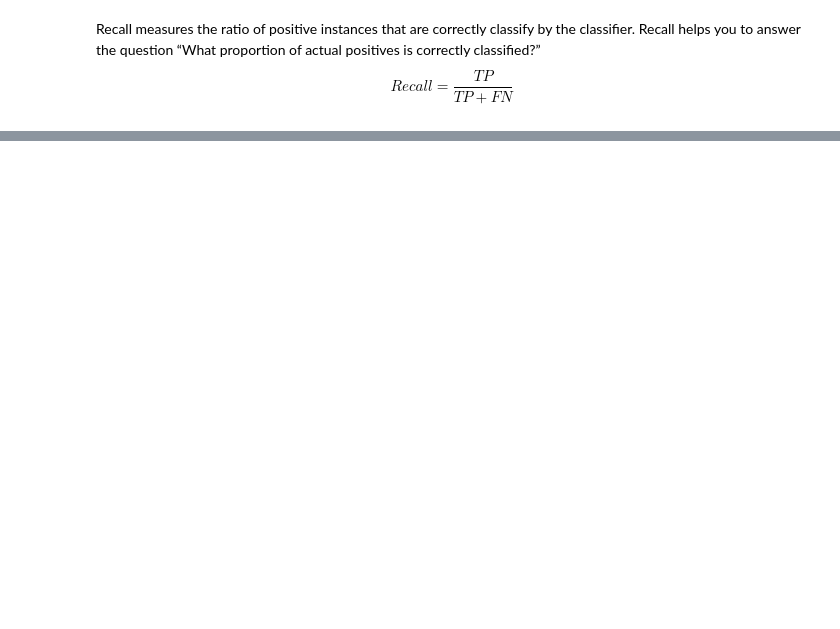
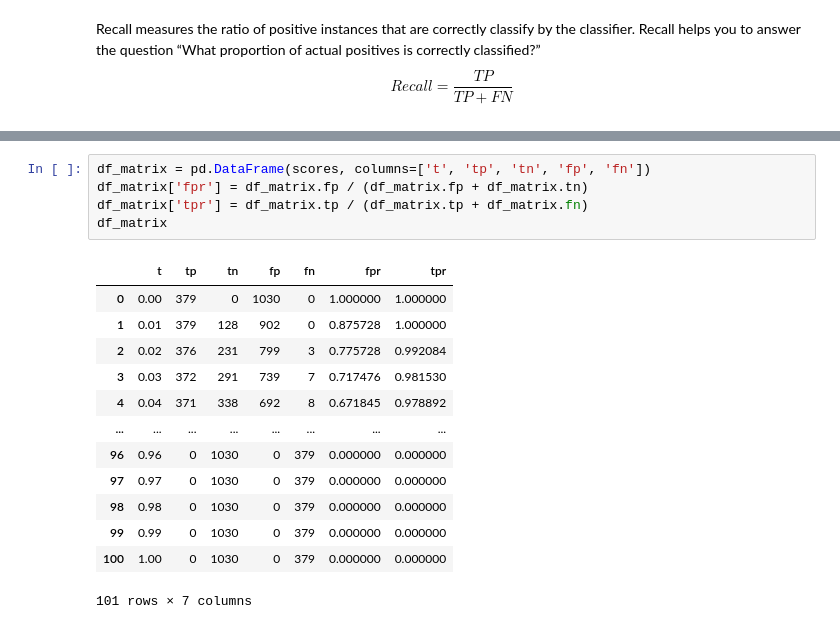
Before and after one commit to madhuri-15/mlbookcamp-homeworks, a Jupyter notebook: Week4-Evaluation Metrics/EvaluationMetricsForClassification.ipynb, the cells around one changed output, grey strips where cells are left out. Drawn from its saved outputs; the diff is of its cells as text; blank space fills up the shorter version.

```diff
--- a/Week4-Evaluation Metrics/EvaluationMetricsForClassification.ipynb
+++ b/Week4-Evaluation Metrics/EvaluationMetricsForClassification.ipynb
@@ -195,0 +231,19 @@ Recall: 177.0
+# %%
+df_matrix = pd.DataFrame(scores, columns=['t', 'tp', 'tn', 'fp', 'fn'])
+df_matrix['fpr'] = df_matrix.fp / (df_matrix.fp + df_matrix.tn)
+df_matrix['tpr'] = df_matrix.tp / (df_matrix.tp + df_matrix.fn)
+df_matrix
+# %% [output]
+|  | t | tp | tn | fp | fn | fpr | tpr |
+| 0 | 0.00 | 379 | 0 | 1030 | 0 | 1.000000 | 1.000000 |
+| 1 | 0.01 | 379 | 128 | 902 | 0 | 0.875728 | 1.000000 |
+| 2 | 0.02 | 376 | 231 | 799 | 3 | 0.775728 | 0.992084 |
+| 3 | 0.03 | 372 | 291 | 739 | 7 | 0.717476 | 0.981530 |
+| 4 | 0.04 | 371 | 338 | 692 | 8 | 0.671845 | 0.978892 |
+| ... | ... | ... | ... | ... | ... | ... | ... |
+| 96 | 0.96 | 0 | 1030 | 0 | 379 | 0.000000 | 0.000000 |
+| 97 | 0.97 | 0 | 1030 | 0 | 379 | 0.000000 | 0.000000 |
+| 98 | 0.98 | 0 | 1030 | 0 | 379 | 0.000000 | 0.000000 |
+| 99 | 0.99 | 0 | 1030 | 0 | 379 | 0.000000 | 0.000000 |
+| 100 | 1.00 | 0 | 1030 | 0 | 379 | 0.000000 | 0.000000 |
+101 rows × 7 columns
```
Also changed, not shown: parts of 8 cells of this notebook.
